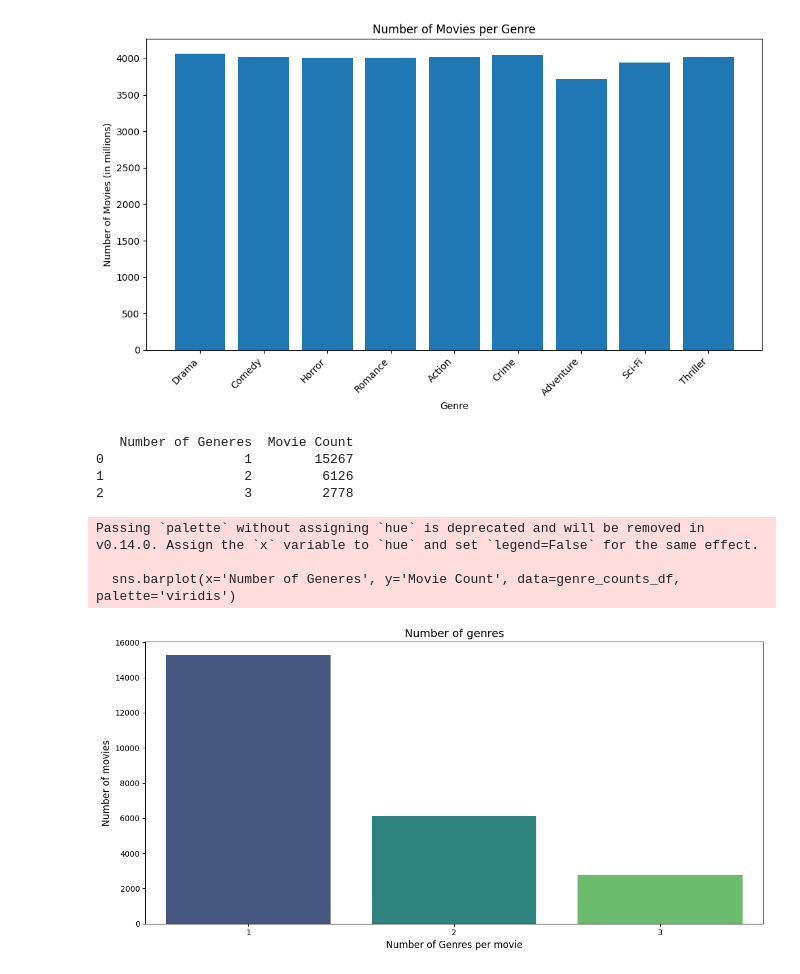
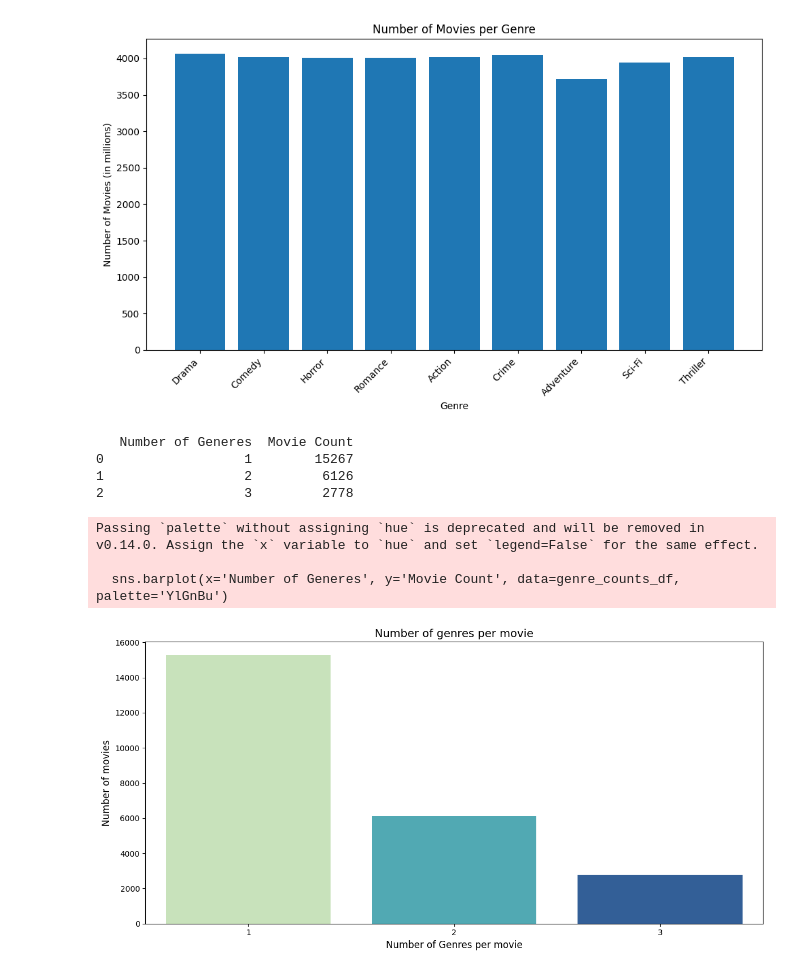
Before and after one commit to satishamara17/multi-genre-predictor, a Jupyter notebook: vision/eda.ipynb, the cells around one changed output. Drawn from its saved outputs; the diff is of its cells as text; code cells hidden in the pictures.

```diff
--- a/vision/eda.ipynb
+++ b/vision/eda.ipynb
@@ -114,36 +114,34 @@ if isinstance(df["genres"].iloc[0], str):
     df["genres"] = df["genres"].apply(eval)
 
 genres_list = {'Sci-Fi', 'Comedy', 'Crime', 'Action', 'Thriller',
                'Horror','Drama', 'Adventure', 'Romance'}
 
 genre_counts = Counter()
 
 for genres in df["genres"]:
     temp=len(genres)
     if genre_counts.get(temp) != None:
         genre_counts[temp] +=1
     else:
         genre_counts[temp]=1
 
 genre_counts_df = pd.DataFrame(genre_counts.items(), columns=["Number of Generes", "Movie Count"])
 print(genre_counts_df)
 plt.figure(figsize=(12, 6))
-sns.barplot(x='Number of Generes', y='Movie Count', data=genre_counts_df, palette='viridis')
+sns.barplot(x='Number of Generes', y='Movie Count', data=genre_counts_df, palette='YlGnBu')
 
-# Adding labels and title
-plt.title('Number of genres', fontsize=14)
+plt.title('Number of genres per movie', fontsize=14)
 plt.xlabel('Number of Genres per movie', fontsize=12)
 plt.ylabel('Number of movies', fontsize=12)
 
-# Show the plot
 plt.tight_layout()
 plt.show()
 # %% [output]
    Number of Generes  Movie Count
 0                  1        15267
 1                  2         6126
 2                  3         2778
 Passing `palette` without assigning `hue` is deprecated and will be removed in v0.14.0. Assign the `x` variable to `hue` and set `legend=False` for the same effect.
 
-  sns.barplot(x='Number of Generes', y='Movie Count', data=genre_counts_df, palette='viridis')
+  sns.barplot(x='Number of Generes', y='Movie Count', data=genre_counts_df, palette='YlGnBu')
-[figure, old version]
+[figure, new version]
```
Also changed, not shown: parts of 1 cell of this notebook, 4 other files.
